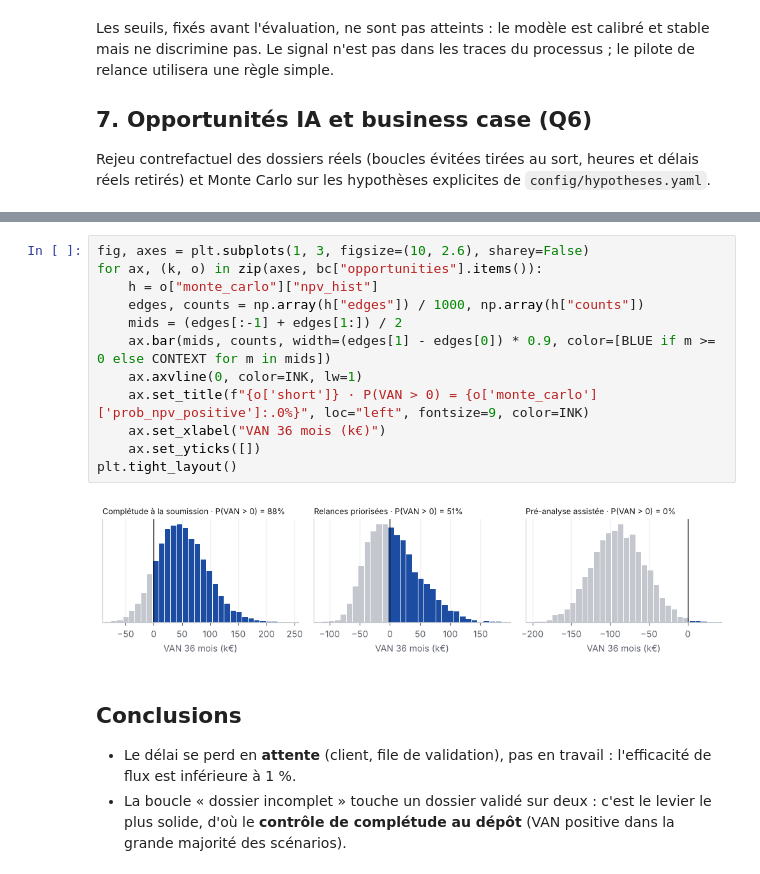
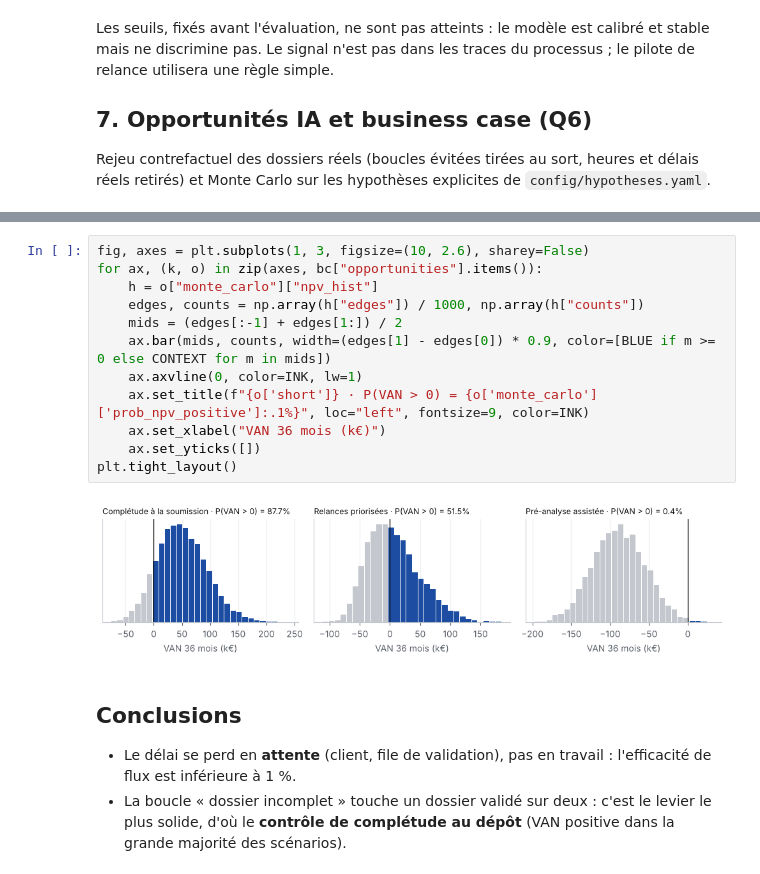
Before and after one commit to youssefmir/credit-process-intelligence, a Jupyter notebook: notebooks/analyse-processus-credit.ipynb, the cells around one changed output, grey strips where cells are left out. Saved outputs shown, nothing was run; the diff lists cells and outputs as text.

```diff
--- a/notebooks/analyse-processus-credit.ipynb
+++ b/notebooks/analyse-processus-credit.ipynb
@@ -273,17 +273,17 @@ pd.DataFrame(rows)
 # %%
 fig, axes = plt.subplots(1, 3, figsize=(10, 2.6), sharey=False)
 for ax, (k, o) in zip(axes, bc["opportunities"].items()):
     h = o["monte_carlo"]["npv_hist"]
     edges, counts = np.array(h["edges"]) / 1000, np.array(h["counts"])
     mids = (edges[:-1] + edges[1:]) / 2
     ax.bar(mids, counts, width=(edges[1] - edges[0]) * 0.9, color=[BLUE if m >= 0 else CONTEXT for m in mids])
     ax.axvline(0, color=INK, lw=1)
-    ax.set_title(f"{o['short']} · P(VAN > 0) = {o['monte_carlo']['prob_npv_positive']:.0%}", loc="left", fontsize=9, color=INK)
+    ax.set_title(f"{o['short']} · P(VAN > 0) = {o['monte_carlo']['prob_npv_positive']:.1%}", loc="left", fontsize=9, color=INK)
     ax.set_xlabel("VAN 36 mois (k€)")
     ax.set_yticks([])
 plt.tight_layout()
 # %% [output]
-[figure, old version]
+[figure, new version]
 # %% [markdown]
 ## Conclusions
 
```
